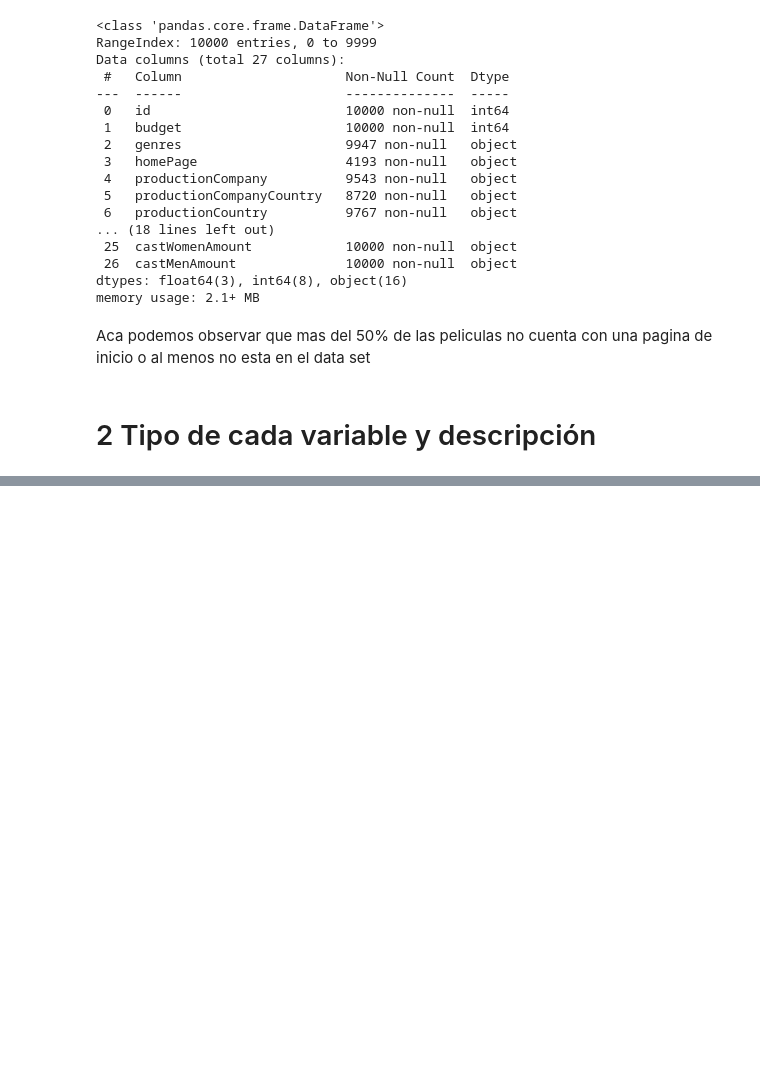
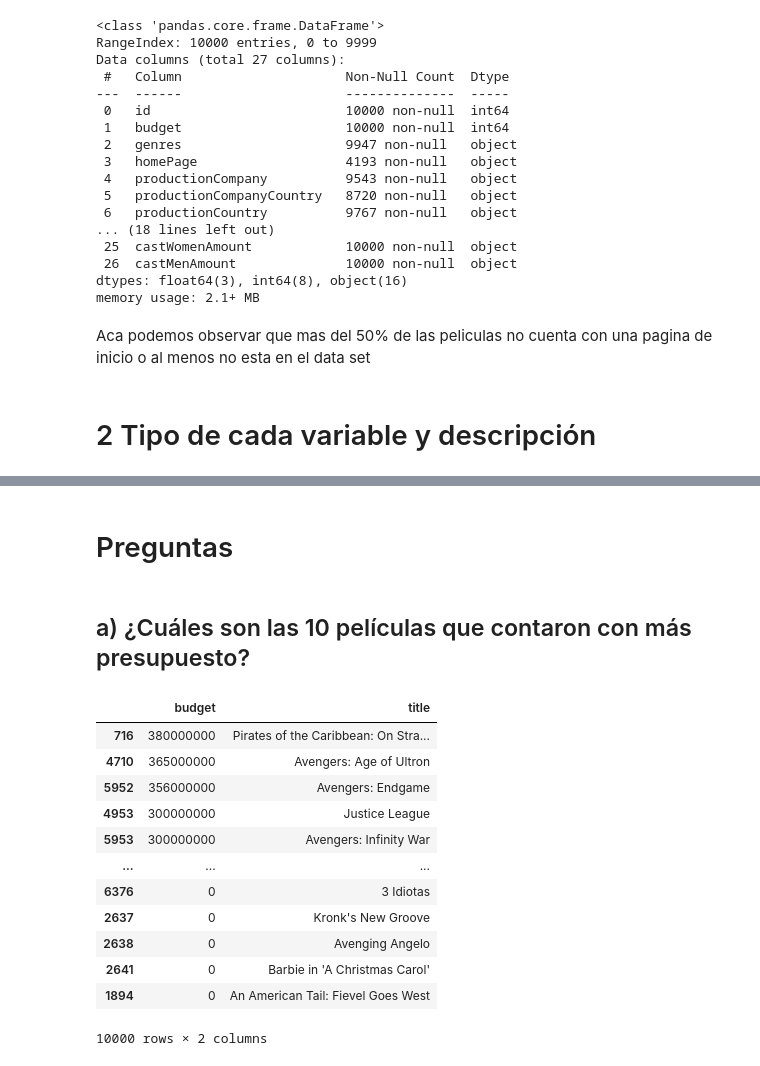
Before and after one commit to josuemj/CineVision-Studios, a Jupyter notebook: analisis_exploratorio.ipynb, the cells around one changed output, grey strips where cells are left out. Cells and saved outputs as stored; diff of their text form; code cells hidden in the pictures; blank space fills up the shorter version.

Commit message:
ej4,a -> top budget movies

```diff
--- a/analisis_exploratorio.ipynb
+++ b/analisis_exploratorio.ipynb
@@ -114,3 +114,23 @@ Aca podemos observar que mas del 50% de las peliculas no cuenta con una pagina d
 |        actorsAmount       |             Cuantitativa            |                  Discreta                 |     int64     |                          10                          | Cantidad de personas que actúan en la película                    |
 |      castWomenAmount      |             Cualitativa             |                  Nominal                  |     object    |                           5                          | Cantidad de actrices en el elenco de la película                  |
 |       castMenAmount       |             Cualitativa             |                  Nominal                  |     object    |                           8                          | Cantidad de actores en el elenco de la película                   |
+# %% [markdown]
+# Preguntas
+# %% [markdown]
+## a) ¿Cuáles son las 10 películas que contaron con más presupuesto?
+# %%
+movies_data[["budget","title"]].sort_values(by = "budget", ascending=False).head(10)
+# %% [output]
+|  | budget | title |
+| 716 | 380000000 | Pirates of the Caribbean: On Stra... |
+| 4710 | 365000000 | Avengers: Age of Ultron |
+| 5952 | 356000000 | Avengers: Endgame |
+| 4953 | 300000000 | Justice League |
+| 5953 | 300000000 | Avengers: Infinity War |
+| ... | ... | ... |
+| 6376 | 0 | 3 Idiotas |
+| 2637 | 0 | Kronk's New Groove |
+| 2638 | 0 | Avenging Angelo |
+| 2641 | 0 | Barbie in 'A Christmas Carol' |
+| 1894 | 0 | An American Tail: Fievel Goes West |
+10000 rows × 2 columns
```
Also changed, not shown: parts of 1 cell of this notebook.
